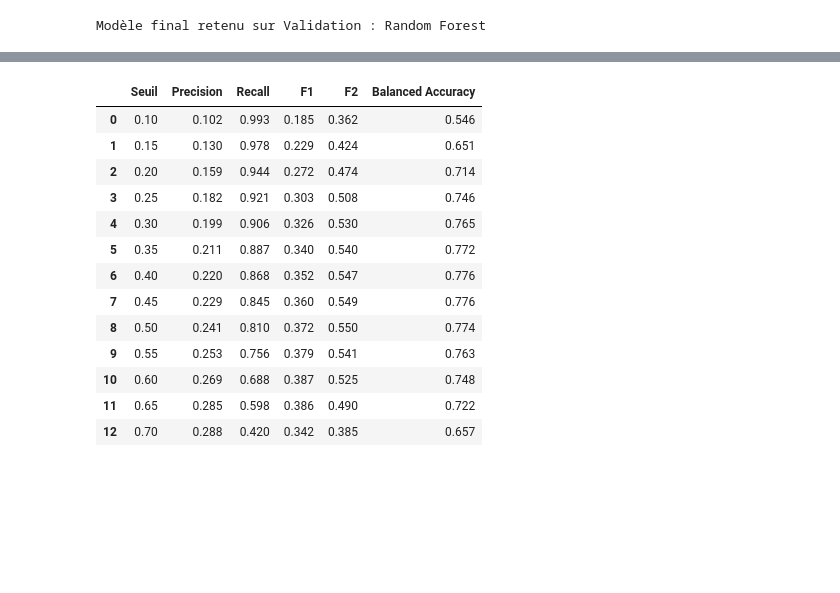
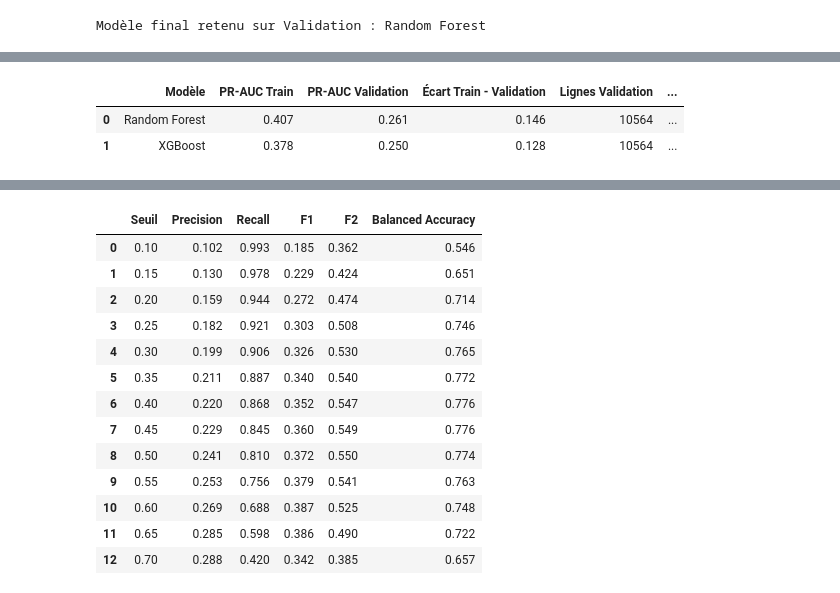
Before and after one commit to YnaPqt/Projet-UNHCR-ML, a Jupyter notebook: notebooks/Etape8_Machine_Learning.ipynb, the cells around one changed output, grey strips where cells are left out. Drawn from its saved outputs; the diff is of its cells as text; code cells hidden in the pictures; blank space fills up the shorter version.

```diff
--- a/notebooks/Etape8_Machine_Learning.ipynb
+++ b/notebooks/Etape8_Machine_Learning.ipynb
@@ -798,0 +796,26 @@ Le seuil maximisant F2 sur Validation est proposé comme **seuil analytique de t
+# %%
+generalization_rows = []
+
+for model_name, model in tuned_models.items():
+    train_proba = model.predict_proba(X_train)[:, 1]
+    val_proba = tuned_validation_probas[model_name]
+
+    train_pr_auc = average_precision_score(y_train, train_proba)
+    val_pr_auc = average_precision_score(y_val, val_proba)
+    gap = train_pr_auc - val_pr_auc
+
+    generalization_rows.append({
+        "Modèle": model_name,
+        "PR-AUC Train": train_pr_auc,
+        "PR-AUC Validation": val_pr_auc,
+        "Écart Train - Validation": gap,
+        "Lignes Validation": len(X_val),
+        "Écart × lignes (ordre de grandeur)": gap * len(X_val)
+    })
+
+generalization_summary = pd.DataFrame(generalization_rows)
+display(generalization_summary.round(3))
+# %% [output]
+|  | Modèle | PR-AUC Train | PR-AUC Validation | Écart Train - Validation | Lignes Validation | ... |
+| 0 | Random Forest | 0.407 | 0.261 | 0.146 | 10564 | ... |
+| 1 | XGBoost | 0.378 | 0.250 | 0.128 | 10564 | ... |
```
Also changed, not shown: parts of 43 cells of this notebook, 2 other files.
